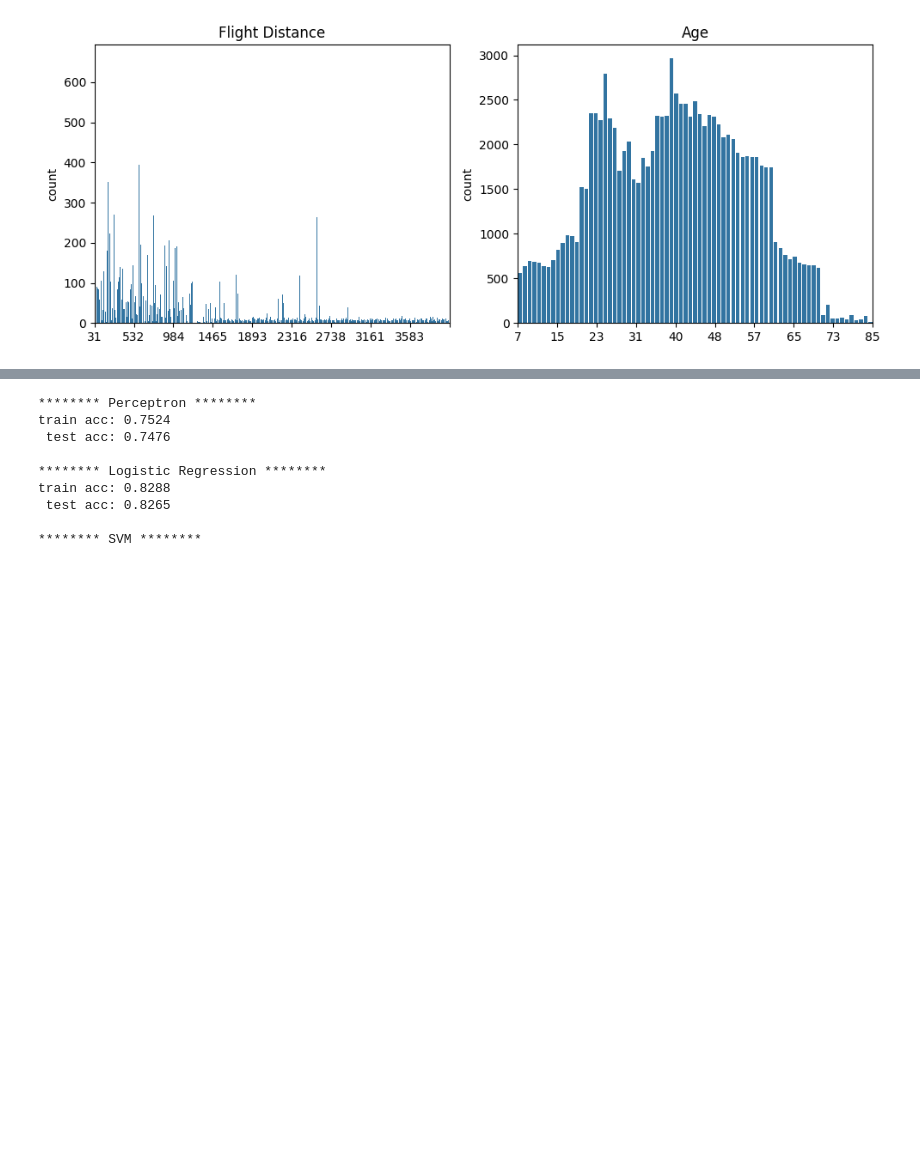
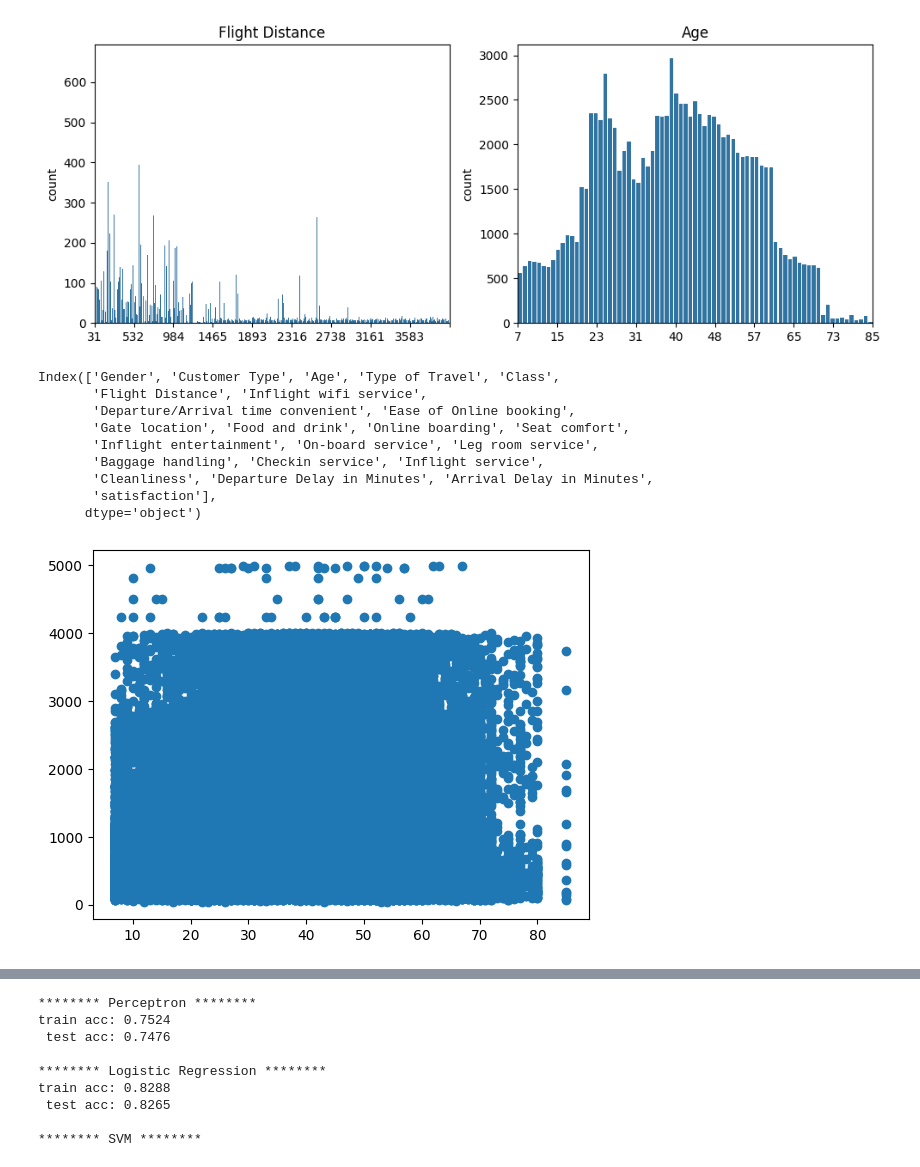
Before and after one commit to serafi-nebot-uib/ia_2025, a Jupyter notebook: notebooks/practica-3/main.ipynb, the cells around one changed output, grey strips where cells are left out. Cells and saved outputs as stored; diff of their text form; code cells hidden in the pictures; blank space fills up the shorter version.

```diff
--- a/notebooks/practica-3/main.ipynb
+++ b/notebooks/practica-3/main.ipynb
@@ -213,3 +214,17 @@ plt.show()
+# %%
+print(train_raw.columns)
+plt.scatter(train["Age"], train["Flight Distance"]);
+# %% [output]
+Index(['Gender', 'Customer Type', 'Age', 'Type of Travel', 'Class',
+       'Flight Distance', 'Inflight wifi service',
+       'Departure/Arrival time convenient', 'Ease of Online booking',
+       'Gate location', 'Food and drink', 'Online boarding', 'Seat comfort',
+       'Inflight entertainment', 'On-board service', 'Leg room service',
+       'Baggage handling', 'Checkin service', 'Inflight service',
+       'Cleanliness', 'Departure Delay in Minutes', 'Arrival Delay in Minutes',
+       'satisfaction'],
+      dtype='object')
+[figure, added]
 # %%
 plt.figure(figsize=(20, 18))
 sns.heatmap(train.corr(), annot=True, cmap="coolwarm")
```
Also changed, not shown: parts of 9 cells of this notebook, 2 other files.
